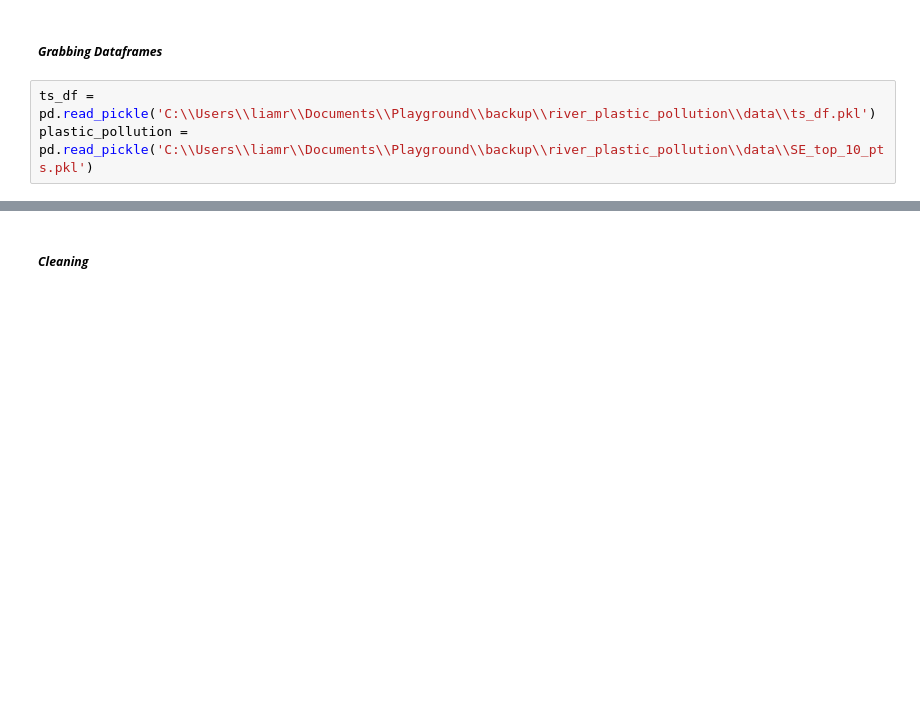
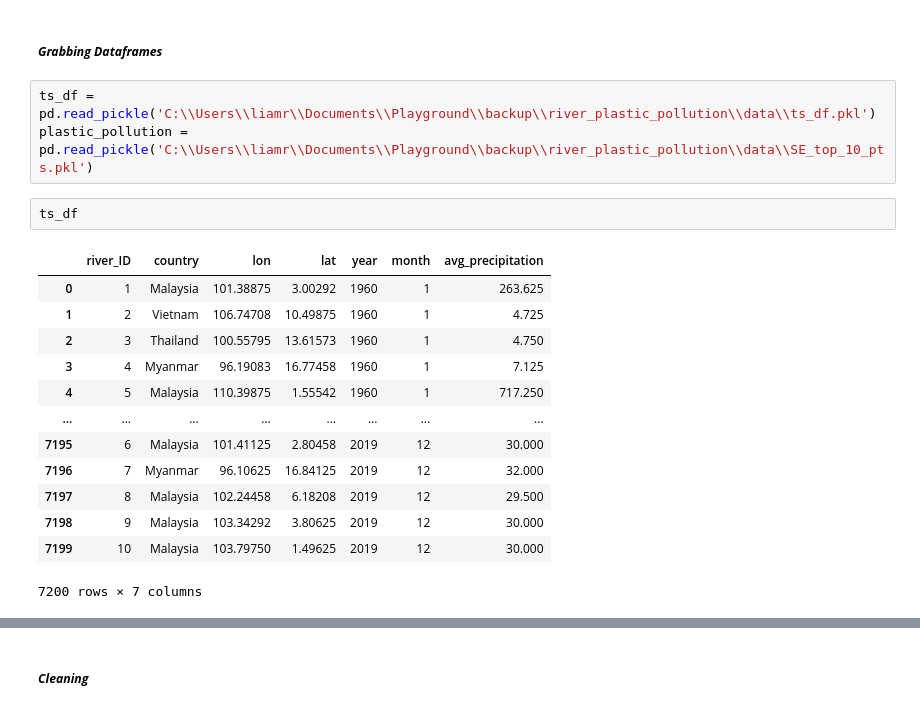
Before and after one commit to lemrob/river_plastic_pollution, a Jupyter notebook: src/EDA.ipynb, the cells around one changed output, grey strips where cells are left out. Drawn from its saved outputs; the diff is of its cells as text; blank space fills up the shorter version.

```diff
--- a/src/EDA.ipynb
+++ b/src/EDA.ipynb
@@ -25,3 +51,19 @@ import plotly.express as px
 # %%
 ts_df = pd.read_pickle('C:\\Users\\liamr\\Documents\\Playground\\backup\\river_plastic_pollution\\data\\ts_df.pkl')
 plastic_pollution = pd.read_pickle('C:\\Users\\liamr\\Documents\\Playground\\backup\\river_plastic_pollution\\data\\SE_top_10_pts.pkl')
+# %%
+ts_df
+# %% [output]
+|  | river_ID | country | lon | lat | year | month | avg_precipitation |
+| 0 | 1 | Malaysia | 101.38875 | 3.00292 | 1960 | 1 | 263.625 |
+| 1 | 2 | Vietnam | 106.74708 | 10.49875 | 1960 | 1 | 4.725 |
+| 2 | 3 | Thailand | 100.55795 | 13.61573 | 1960 | 1 | 4.750 |
+| 3 | 4 | Myanmar | 96.19083 | 16.77458 | 1960 | 1 | 7.125 |
+| 4 | 5 | Malaysia | 110.39875 | 1.55542 | 1960 | 1 | 717.250 |
+| ... | ... | ... | ... | ... | ... | ... | ... |
+| 7195 | 6 | Malaysia | 101.41125 | 2.80458 | 2019 | 12 | 30.000 |
+| 7196 | 7 | Myanmar | 96.10625 | 16.84125 | 2019 | 12 | 32.000 |
+| 7197 | 8 | Malaysia | 102.24458 | 6.18208 | 2019 | 12 | 29.500 |
+| 7198 | 9 | Malaysia | 103.34292 | 3.80625 | 2019 | 12 | 30.000 |
+| 7199 | 10 | Malaysia | 103.79750 | 1.49625 | 2019 | 12 | 30.000 |
+7200 rows × 7 columns
```
Also changed, not shown: parts of 36 cells of this notebook.
